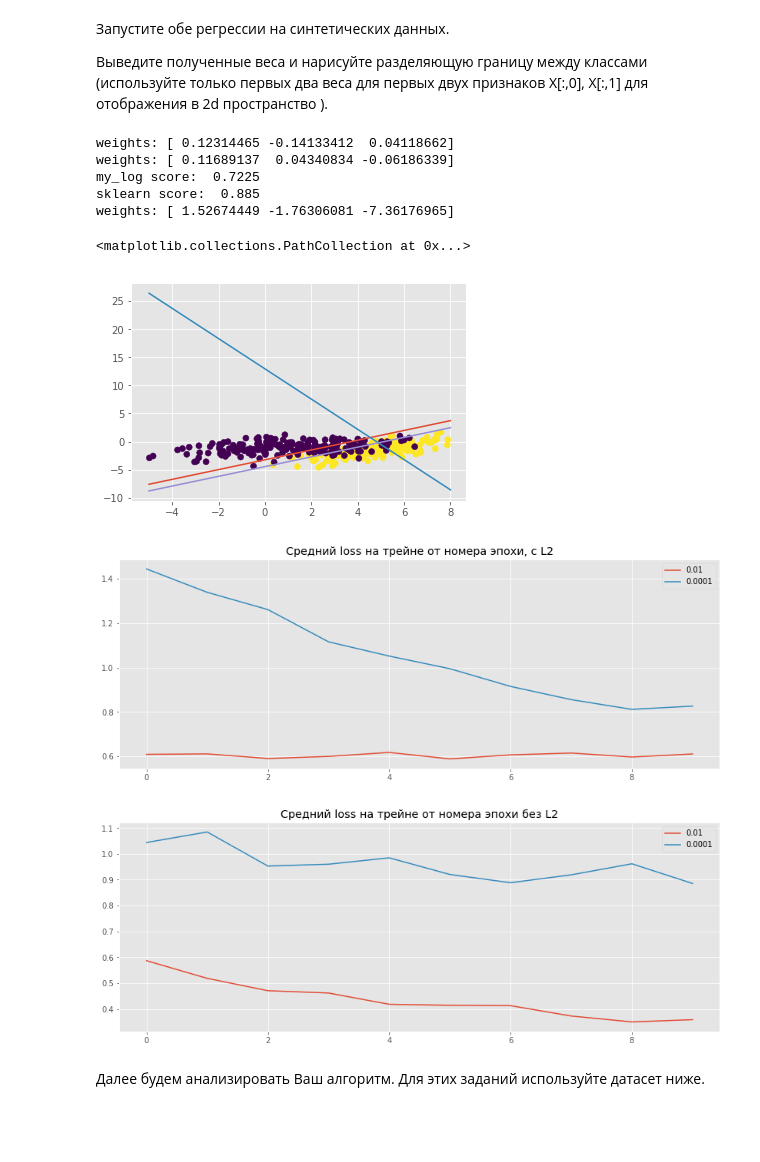
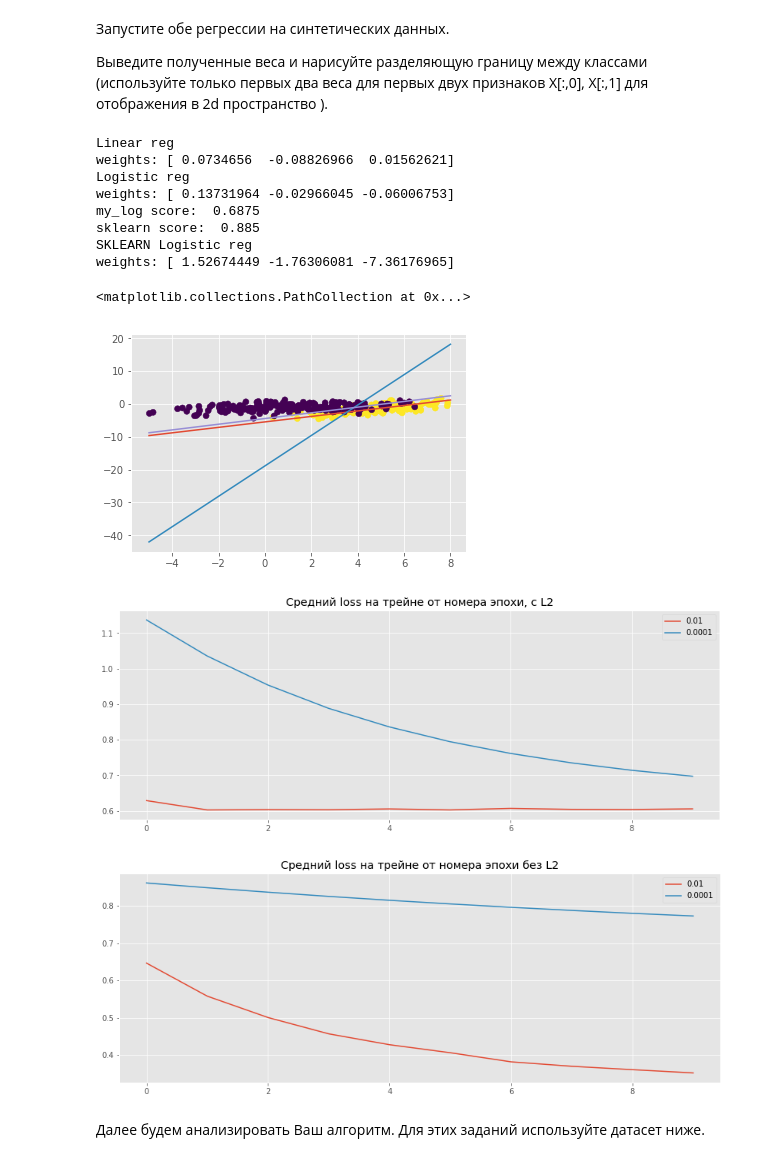
Before and after one commit to alexrez/sphereDM, a Jupyter notebook: Reznikova_hw2.ipynb, the cells around one changed output. Drawn from its saved outputs; the diff is of its cells as text; code cells hidden in the pictures; blank space fills up the shorter version.

Commit message:
trying w/score

```diff
--- a/Reznikova_hw2.ipynb
+++ b/Reznikova_hw2.ipynb
@@ -282,17 +282,16 @@ def batch_generator(X, y, shuffle=True, batch_size=1):
     Генерирует подвыборку для итерации спуска (X_batch, y_batch)
     """
 
+    n_ind = y.shape[0]
+    if shuffle:
+        ind_ = np.random.permutation(np.arange(n_ind))
+    else:
+        ind_ = np.array(n_ind)
 
-    n_ind = y.shape[0]
-    ind_ = np.arange(y.shape[0])
-    while True:
-        X_batch = X[:n_ind, :]
-        y_batch = y[:n_ind]
-        if shuffle:
-            np.random.shuffle(ind_)
-            ind = ind_[: batch_size]
-            X_batch = X[ind, :]
-            y_batch = y[ind]
+    for i in range(n_ind // batch_size):
+        ind_batch = ind_[batch_size * i: batch_size * (i + 1)]
+        X_batch = X[ind_batch]
+        y_batch = y[ind_batch]
         yield (X_batch, y_batch)
 # %%
 # %%pycodestyle
@@ -329,7 +328,7 @@ class MySGDClassifier(BaseEstimator, ClassifierMixin):
         self.max_epoch = max_epoch
         self.batch_generator = batch_generator
         self.batch_size = batch_size
-        self.errors_log = {'iter': [], 'loss': []}
+        self.errors_log = {'iter': [], 'loss': np.array([]), 'loss_per_epoch': []}
         self.model_type = model_type
 
     def calc_dot(self, X_batch):
@@ -375,7 +374,7 @@ class MySGDClassifier(BaseEstimator, ClassifierMixin):
 
         y_hat = self.calc_dot(X_batch)
         err = np.expand_dims((y_hat - y_batch), axis=1)
-        loss_grad = np.sum(err * X_batch, axis=0)
+        loss_grad = np.mean(err * X_batch, axis=0)
         if self.model_type == 'lin_reg':
             loss_grad *= 2
         L2_grad = 2 * self.C * self.weights
@@ -411,9 +410,11 @@ class MySGDClassifier(BaseEstimator, ClassifierMixin):
                 y_batch = new_batch[1]
                 batch_grad = self.calc_loss_grad(X_batch, y_batch)
                 self.update_weights(batch_grad)
-                batch_loss_aver += self.calc_loss(X_batch, y_batch)
+                batch_loss = self.calc_loss(X_batch, y_batch)
+                batch_loss_aver += batch_loss
+                self.errors_log['loss'] = np.append(self.errors_log['loss'], batch_loss)
             self.errors_log['iter'].append(n)
-            self.errors_log['loss'].append(batch_loss_aver / self.steps_per_epoch)
+            self.errors_log['loss_per_epoch'].append(batch_loss_aver / self.steps_per_epoch)
 #         print('aver_loss: ', self.errors_log['loss'])
         return self
 
@@ -452,75 +453,77 @@ C2 = np.array([[1., -0.7], [2., 0.7]])
 gauss1 = np.dot(np.random.randn(200, 2) + np.array([5, 3]), C1)
 gauss2 = np.dot(np.random.randn(200, 2) + np.array([1.5, 0]), C2)
 
 X = np.vstack([gauss1, gauss2])
 y = np.r_[np.ones(200), np.zeros(200)]
 
 batch_size = 1
 
 my_lin_reg = MySGDClassifier(batch_generator, batch_size, C=1, alpha=0.01, max_epoch=10, model_type='lin_reg')
 my_lin_reg.fit(X, y)
+print('Linear reg')
 plot_decision_boundary(my_lin_reg, my_lin_reg.weights)
 
 
 my_log_reg = MySGDClassifier(batch_generator, batch_size, C=1, alpha=0.01, max_epoch=10, model_type='log_reg')
 my_log_reg.fit(X, y)
+print('Logistic reg')
 plot_decision_boundary(my_log_reg, my_log_reg.weights)
 # print('my_predict: ', my_log_reg.predict(X))
 print('my_log score: ', my_log_reg.score(X, y))
 
 from sklearn.linear_model import LogisticRegression
 log_reg = LogisticRegression(solver='lbfgs')
 log_reg.fit(X, y)
-
+lg = np.append(log_reg.coef_, log_reg.intercept_)
 print('sklearn score: ', log_reg.score(X, y))
+print('SKLEARN Logistic reg')
 plot_decision_boundary(log_reg, lg)
 
 plt.scatter(X[:,0], X[:,1], c=y)
 # %% [output]
-weights: [ 0.12314465 -0.14133412  0.04118662]
-weights: [ 0.11689137  0.04340834 -0.06186339]
-my_log score:  0.7225
+Linear reg
+weights: [ 0.0734656  -0.08826966  0.01562621]
+Logistic reg
+weights: [ 0.13731964 -0.02966045 -0.06006753]
+my_log score:  0.6875
 sklearn score:  0.885
+SKLEARN Logistic reg
 weights: [ 1.52674449 -1.76306081 -7.36176965]
 <matplotlib.collections.PathCollection at 0x...>
-[figure, old version]
+[figure, new version]
 # %%
 plt.figure(figsize=(14, 5))
-# ax = plt.subplot(111)
 my_log_reg = MySGDClassifier(batch_generator, batch_size, C=1, alpha=0.01, max_epoch=10, model_type='log_reg')
 my_log_reg.fit(X, y)
-plt.plot(range(0, 10), my_log_reg.errors_log['loss'])
+plt.plot(range(0, 10), my_log_reg.errors_log['loss_per_epoch'])
 
-# bx = plt.subplot(111)
 my_log_reg = MySGDClassifier(batch_generator, batch_size, C=1, alpha=0.0001, max_epoch=10, model_type='log_reg')
 my_log_reg.fit(X, y)
-plt.plot(range(0, 10), my_log_reg.errors_log['loss'])
+plt.plot(range(0, 10), my_log_reg.errors_log['loss_per_epoch'])
 
-plt.legend(('0.01', '0.0001'),
-           loc='upper right')
+plt.legend(('0.01', '0.0001'))
 plt.title('Средний loss на трейне от номера эпохи, c L2')
 
 plt.show()
 # %% [output]
-[figure, old version]
+[figure, new version]
 # %%
 plt.figure(figsize=(14, 5))
 
 my_log_reg = MySGDClassifier(batch_generator, batch_size, C=0, alpha=0.01, max_epoch=10, model_type='log_reg')
 my_log_reg.fit(X, y)
-plt.plot(range(0, 10), my_log_reg.errors_log['loss'])
+plt.plot(range(0, 10), my_log_reg.errors_log['loss_per_epoch'])
 
 my_log_reg = MySGDClassifier(batch_generator, batch_size, C=0, alpha=0.0001, max_epoch=10, model_type='log_reg')
 my_log_reg.fit(X, y)
-plt.plot(range(0, 10), my_log_reg.errors_log['loss'])
+plt.plot(range(0, 10), my_log_reg.errors_log['loss_per_epoch'])
 
-plt.legend(('0.01', '0.0001'),
-           loc='upper right')
+plt.legend(('0.01', '0.0001'))
 plt.title('Средний loss на трейне от номера эпохи без L2')
 
 plt.show()
 # %% [output]
-[figure, old version]
+[figure, new version]
 # %% [markdown]
 Далее будем анализировать Ваш алгоритм.
 Для этих заданий используйте датасет ниже.
```
Also changed, not shown: parts of 2 cells of this notebook.
